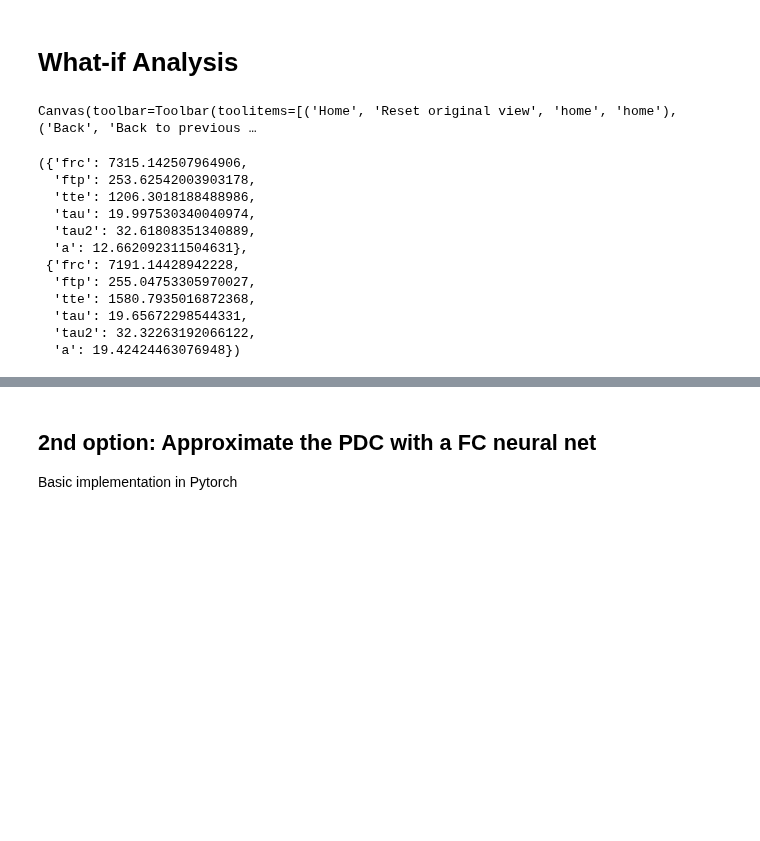
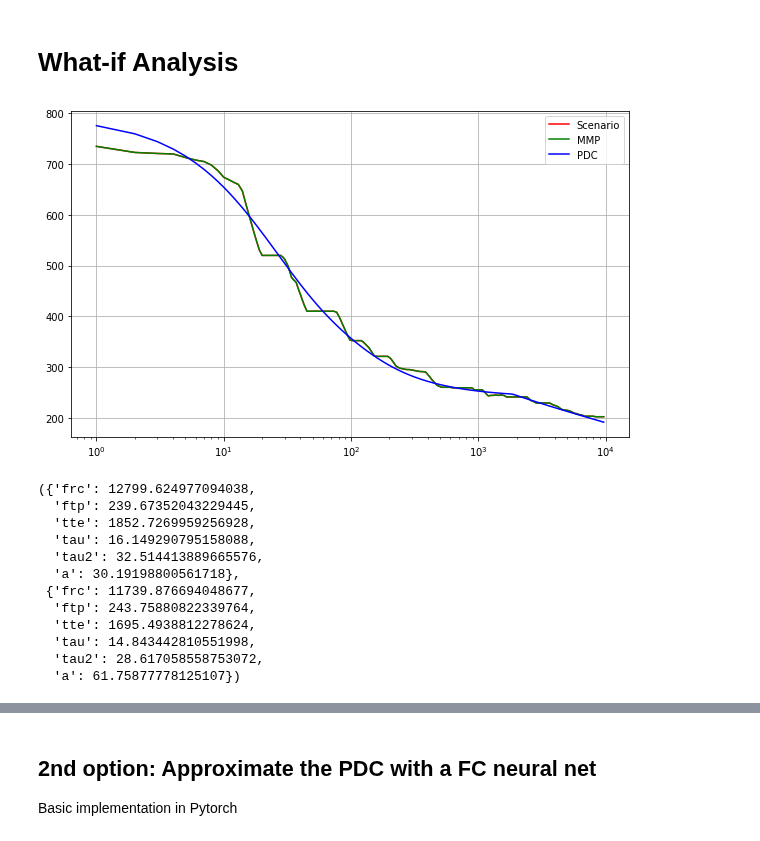
Before and after one commit to jpequegn/wkoAnalysis, a Jupyter notebook: notebooks/PDC Curve Fitting.ipynb, the cells around one changed output, grey strips where cells are left out. Cells and saved outputs as stored; diff of their text form; code cells hidden in the pictures; blank space fills up the shorter version.

```diff
--- a/notebooks/PDC Curve Fitting.ipynb
+++ b/notebooks/PDC Curve Fitting.ipynb
@@ -33,14 +33,14 @@ def power_curve(x, frc, ftp, tte, tau, tau2, a):
     p -= np.maximum(0, a * np.log(x / tte))
     return p
 # %%
-def fit_curve(df_x, df_y):
+def fit_curve(df_x, df_y, maxtau=20):
 
     gmodel = Model(power_curve)
     params = Parameters()
-    params.add('frc', value=5000, min=1, max=20000)
+    params.add('frc', value=5000, min=1, max=15000)
     params.add('ftp', value=200, min=150, max=400)
-    params.add('tte', value=1700, min=1200)
-    params.add('tau', value=12, min=5, max=20)
+    params.add('tte', value=2000, min=1200)
+    params.add('tau', value=12, min=10, max=maxtau)
     params.add('tau2', value=30, min=10)
     params.add('a', value=10, min=10, max=200)
 
@@ -109,29 +107,30 @@ addNewBest(df_temp,1800, 263)
 # %%
 plt.figure(figsize=(10,6))
-plt.plot(df_x, df['Watts'], label='MMP', color='r')
+plt.plot(df_x, df_temp['Watts'], label='Scenario', color='r')
+plt.plot(df_x, df['Watts'], label='MMP', color='g')
 plt.plot(df_x, fit, label='PDC', color='b')
-plt.plot(df_x, df_temp['Watts'], label='Scenario', color='g')
 plt.grid(True)
 plt.legend()
 plt.xscale('log')
 # %% [output]
-Canvas(toolbar=Toolbar(toolitems=[('Home', 'Reset original view', 'home', 'home'), ('Back', 'Back to previous …
+[figure, added]
 # %%
-result_scen, fit_scen = fit_curve(df_temp['Secs'], df_temp['Watts'])
+
+result_scen, fit_scen = fit_curve(df_temp['Secs'], df_temp['Watts'], maxtau=16)
 result.best_values, result_scen.best_values
 # %% [output]
-({'frc': 7315.142507964906,
-  'ftp': 253.62542003903178,
-  'tte': 1206.3018188488986,
-  'tau': 19.997530340040974,
-  'tau2': 32.61808351340889,
-  'a': 12.662092311504631},
- {'frc': 7191.14428942228,
-  'ftp': 255.04753305970027,
-  'tte': 1580.7935016872368,
-  'tau': 19.65672298544331,
-  'tau2': 32.32263192066122,
-  'a': 19.42424463076948})
+({'frc': 12799.624977094038,
+  'ftp': 239.67352043229445,
+  'tte': 1852.7269959256928,
+  'tau': 16.149290795158088,
+  'tau2': 32.514413889665576,
+  'a': 30.19198800561718},
+ {'frc': 11739.876694048677,
+  'ftp': 243.75880822339764,
+  'tte': 1695.4938812278624,
+  'tau': 14.843442810551998,
+  'tau2': 28.617058558753072,
+  'a': 61.75877778125107})
 # %%
 plt.figure(figsize=(10,6))
 plt.plot(df_temp['Secs'], df_temp['Watts'], label='MMP')
```
Also changed, not shown: parts of 15 cells of this notebook.
